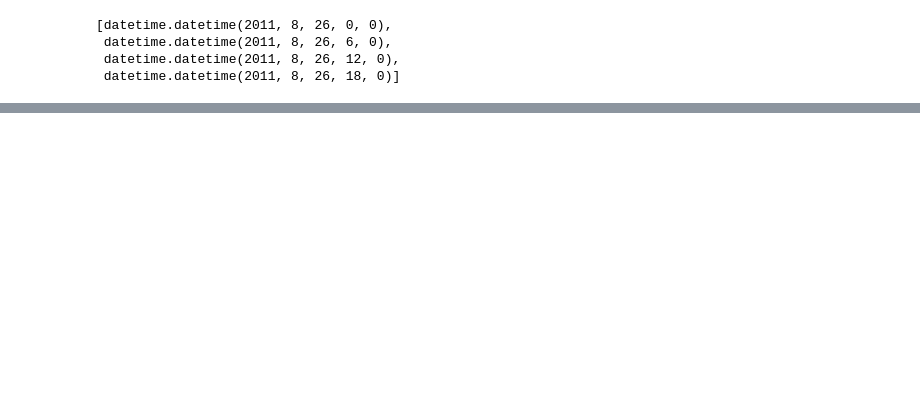
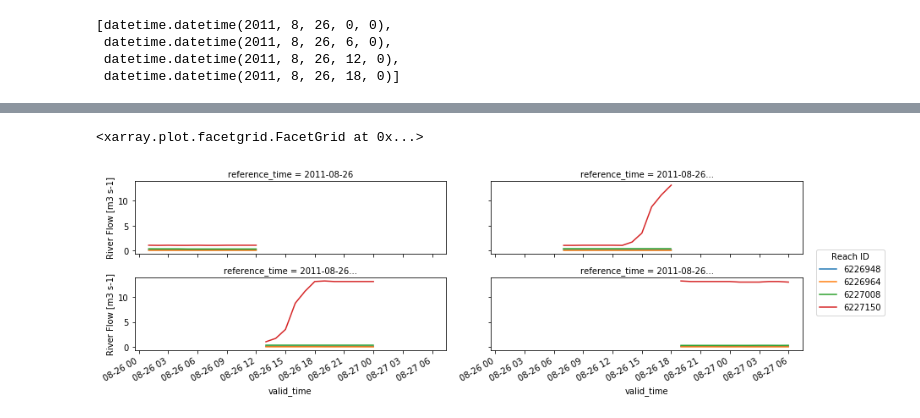
Before and after one commit to NCAR/wrf_hydro_py, a Jupyter notebook: doc/examples/ex_03_cycle_simulation.ipynb, the cells around one changed output, grey strips where cells are left out. Drawn from its saved outputs; the diff is of its cells as text; code cells hidden in the pictures; blank space fills up the shorter version.

```diff
--- a/doc/examples/ex_03_cycle_simulation.ipynb
+++ b/doc/examples/ex_03_cycle_simulation.ipynb
@@ -16,8 +16,8 @@ import subprocess
 import sys
 import wrfhydropy
 # %%
-model_repo = pathlib.Path('/wrf_hydro_nwm_public')
-experiment_dir = pathlib.Path('/home/docker/wrfhydropy_cycle_example')
+model_repo = pathlib.Path('/glade/u/home/jamesmcc/WRF_Hydro/wrf_hydro_nwm_public')
+experiment_dir = pathlib.Path('/glade/scratch/jamesmcc/wrfhydropy_cycle_example')
 if not experiment_dir.exists():
     os.mkdir(str(experiment_dir))
 os.chdir(str(experiment_dir))
@@ -197,0 +213,3 @@ RuntimeError: Model did not finish successfully
+# %%
+chanobs_files = sorted(cycle_dir.glob('*/*CHANOBS*'))
+cycle_ds = wrfhydropy.open_whp_dataset(chanobs_files)
@@ -197,0 +242,3 @@ RuntimeError: Model did not finish successfully
+# %%
+cycle_ds = cycle_ds.set_coords('valid_time')
+cycle_ds
@@ -197,0 +265,9 @@ RuntimeError: Model did not finish successfully
+# %%
+(cycle_ds.streamflow.plot
+    .line(x='valid_time', col='reference_time', hue='feature_id',
+          col_wrap=2,
+          figsize=(12, 4)))
+#          aspect=1.5, size=4))
+# %% [output]
+<xarray.plot.facetgrid.FacetGrid at 0x...>
+[figure, added]
```
Also changed, not shown: parts of 19 cells of this notebook, 1 other file.
